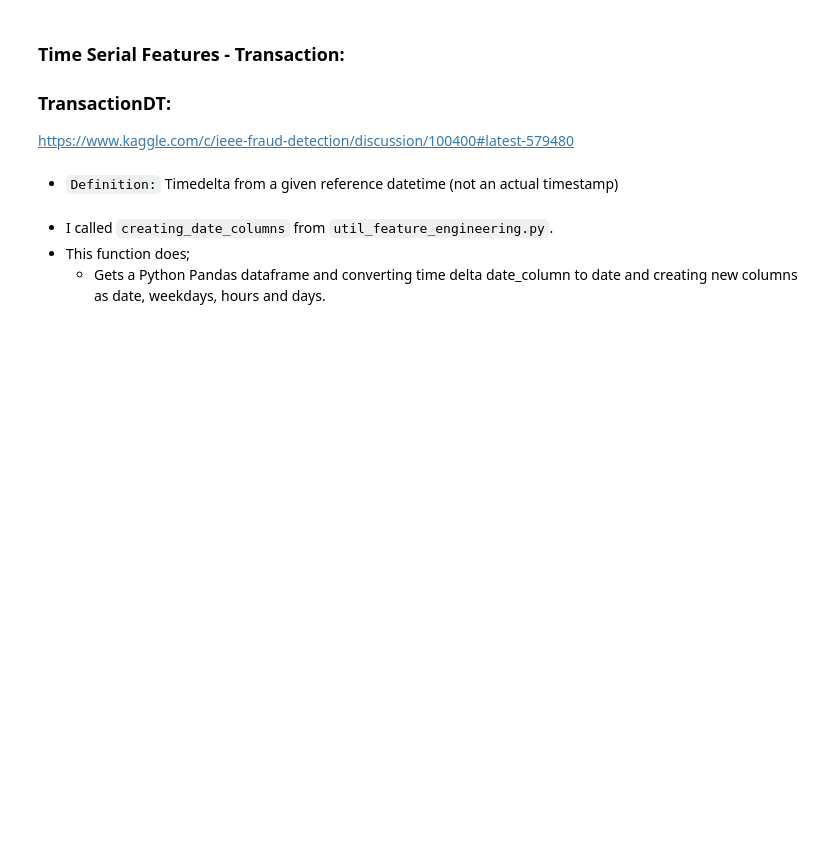
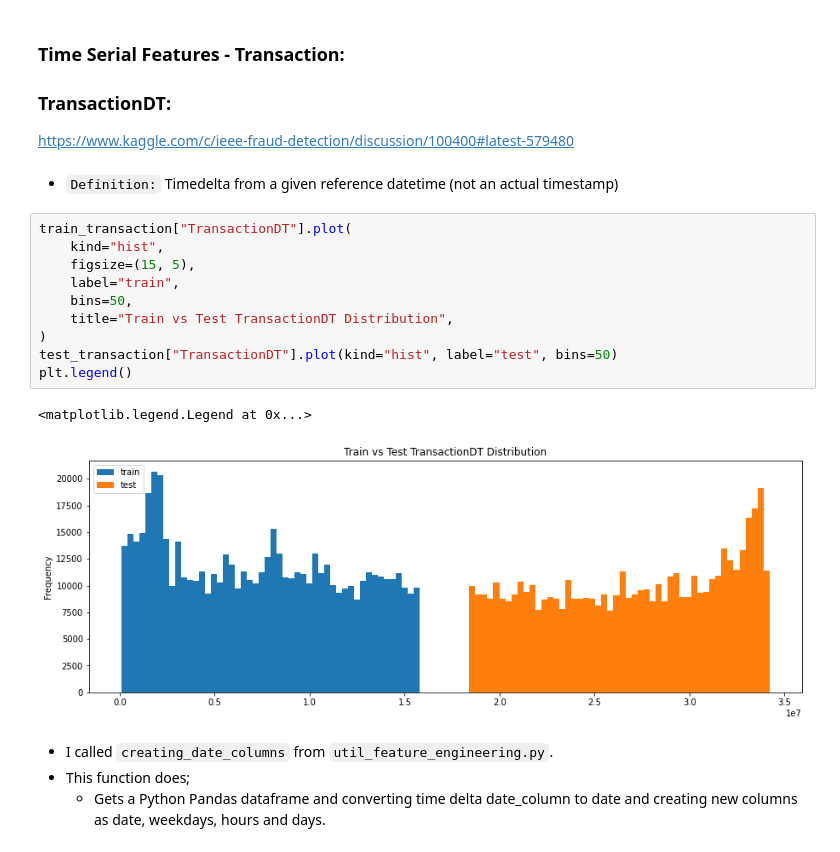
Before and after one commit to ElifKarakutukDinc/IEEE-CIS-Fraud-Detection, a Jupyter notebook: EDA.ipynb, the cells around one changed output. Cells and saved outputs as stored; diff of their text form; blank space fills up the shorter version.

```diff
--- a/EDA.ipynb
+++ b/EDA.ipynb
@@ -639,6 +662,19 @@ Name: TransactionAmt_zscore_outlier, dtype: int64
 https://www.kaggle.com/c/ieee-fraud-detection/discussion/100400#latest-579480
 # %% [markdown]
 * `Definition:` Timedelta from a given reference datetime (not an actual timestamp)
+# %%
+train_transaction["TransactionDT"].plot(
+    kind="hist",
+    figsize=(15, 5),
+    label="train",
+    bins=50,
+    title="Train vs Test TransactionDT Distribution",
+)
+test_transaction["TransactionDT"].plot(kind="hist", label="test", bins=50)
+plt.legend()
+# %% [output]
+<matplotlib.legend.Legend at 0x...>
+[figure, added]
 # %% [markdown]
 * I called `creating_date_columns` from `util_feature_engineering.py`.
 * This function does;
```
Also changed, not shown: parts of 41 cells of this notebook, 1 other file.
